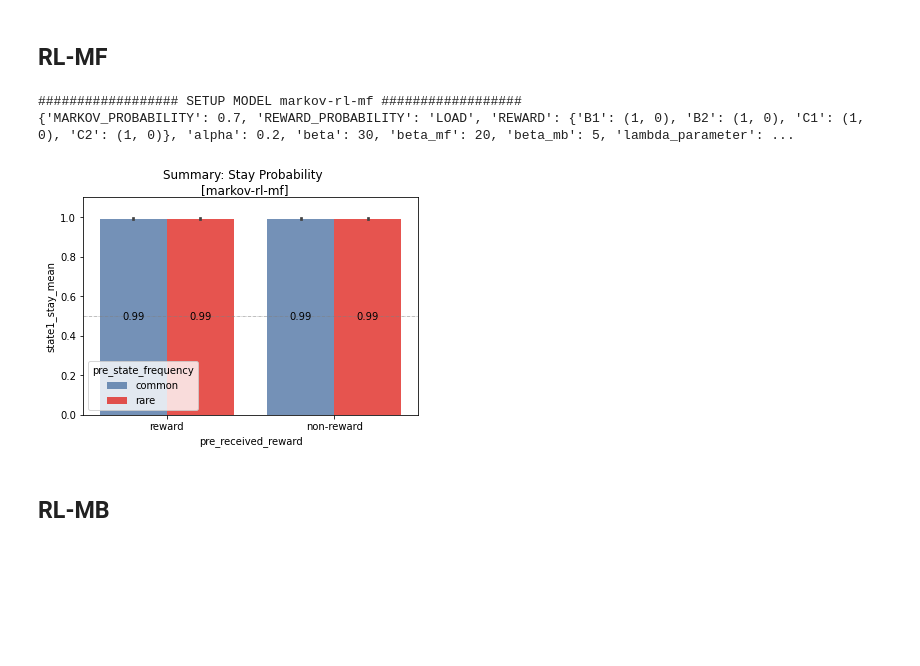
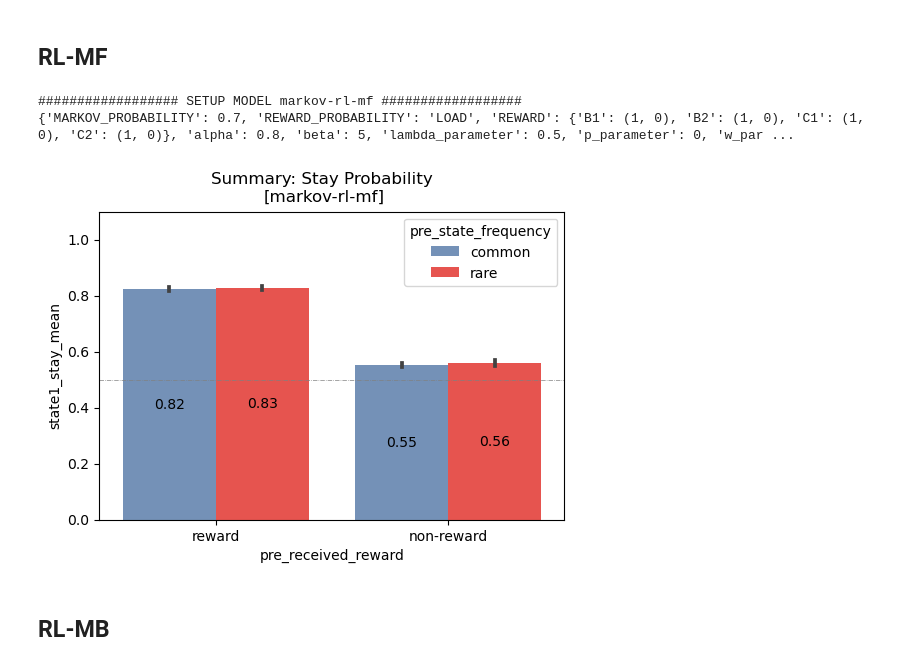
Before and after one commit to yangyuxue2333/ACTR-MarkovTask, a Jupyter notebook: analysis/test_pyactup.ipynb, the cells around one changed output. Cells and saved outputs as stored; diff of their text form; code cells hidden in the pictures; blank space fills up the shorter version.

```diff
--- a/analysis/test_pyactup.ipynb
+++ b/analysis/test_pyactup.ipynb
@@ -48,7 +44,7 @@ Plot.plot_response_switch(m.calculate_stay_probability(), model_name=model_name,
 ## IBL-MB
 # %%
 model_name='markov-ibl-mb'
-df = MarkovSimulation.run_simulations(model=model_name, e=50, verbose=True,  **params)
+df = MarkovSimulation.run_simulations(model=model_name, e=100, verbose=True,  **params)
 Plot.plot_response_switch(df, model_name=model_name, dep_var_suffix="_mean", barplot=True)
 # %% [output]
 ################## SETUP MODEL markov-ibl-mb ##################
@@ -58,10 +54,9 @@ Plot.plot_response_switch(df, model_name=model_name, dep_var_suffix="_mean", bar
 ## IBL-Hybrid (w=1 MB)
 # %%
 model_name='markov-ibl-hybrid'
-df = MarkovSimulation.run_simulations(model=model_name, e=50, verbose=True, \
-                                      **params, \
-                                      alpha=.2, beta=5, beta_mf=5, beta_mb=5, \
-                                      temperature=.2, decay=.99,
+df = MarkovSimulation.run_simulations(model=model_name, e=50, verbose=True, **params, \
+                                      alpha=.8, beta=5,  w_parameter=1,
+                                      temperature=.2, decay=.5,
                                       p_parameter=0, lambda_parameter=.6)
 Plot.plot_response_switch(df, model_name=model_name, dep_var_suffix="_mean", barplot=True)
 # %% [output]
@@ -72,9 +67,8 @@ Plot.plot_response_switch(df, model_name=model_name, dep_var_suffix="_mean", bar
 ## IBL-Hybrid (w=0 MF)
 # %%
 model_name='markov-ibl-hybrid'
-df = MarkovSimulation.run_simulations(model=model_name, e=100, verbose=True, \
-                                      **params, \
-                                      alpha=.2, beta=5, beta_mf=10, beta_mb=0, \
-                                      temperature=.2, decay=.5,
+df = MarkovSimulation.run_simulations(model=model_name, e=50, verbose=True, **params, \
+                                      alpha=.8, beta=5,  w_parameter=0,
+                                      temperature=.2, decay=1.2,
                                       p_parameter=0, lambda_parameter=.6)
 Plot.plot_response_switch(df, model_name=model_name, dep_var_suffix="_mean", barplot=True)
@@ -82,9 +80,8 @@ Plot.plot_response_switch(df, model_name=model_name, dep_var_suffix="_mean", bar
 ## IBL-Hybrid (w=.5 Mixture)
 # %%
 model_name='markov-ibl-hybrid'
-df = MarkovSimulation.run_simulations(model=model_name, e=100, verbose=True, \
-                                      **params, \
-                                      alpha=.2, beta=5, beta_mf=10, beta_mb=10, \
+df = MarkovSimulation.run_simulations(model=model_name, e=50, verbose=True, **params, \
+                                      alpha=.8, beta=5,  w_parameter=.5,
                                       temperature=.2, decay=.5,
                                       p_parameter=0, lambda_parameter=.6)
 Plot.plot_response_switch(df, model_name=model_name, dep_var_suffix="_mean", barplot=True)
@@ -92,16 +93,13 @@ Plot.plot_response_switch(df, model_name=model_name, dep_var_suffix="_mean", bar
 ## RL-MF
 # %%
 model_name='markov-rl-mf'
-df = MarkovSimulation.run_simulations(model=model_name, e=100, verbose=True, \
-                                      **params, \
-                                      alpha=.2, beta=30, beta_mf=20, beta_mb=5, \
-                                      temperature=.2, decay=.5,
-                                      p_parameter=1, lambda_parameter=.1)
+df = MarkovSimulation.run_simulations(model=model_name, e=100, verbose=True,
+                                      alpha=.8, beta=5, lambda_parameter=.5, p_parameter=0)
 Plot.plot_response_switch(df, model_name=model_name, dep_var_suffix="_mean", barplot=True)
 # %% [output]
 ################## SETUP MODEL markov-rl-mf ##################
-{'MARKOV_PROBABILITY': 0.7, 'REWARD_PROBABILITY': 'LOAD', 'REWARD': {'B1': (1, 0), 'B2': (1, 0), 'C1': (1, 0), 'C2': (1, 0)}, 'alpha': 0.2, 'beta': 30, 'beta_mf': 20, 'beta_mb': 5, 'lambda_parameter': ...
+{'MARKOV_PROBABILITY': 0.7, 'REWARD_PROBABILITY': 'LOAD', 'REWARD': {'B1': (1, 0), 'B2': (1, 0), 'C1': (1, 0), 'C2': (1, 0)}, 'alpha': 0.8, 'beta': 5, 'lambda_parameter': 0.5, 'p_parameter': 0, 'w_par ...
-[figure, old version]
+[figure, new version]
 # %% [markdown]
 ## RL-MB
 # %%
```
Also changed, not shown: parts of 10 cells of this notebook, 3 other files.
